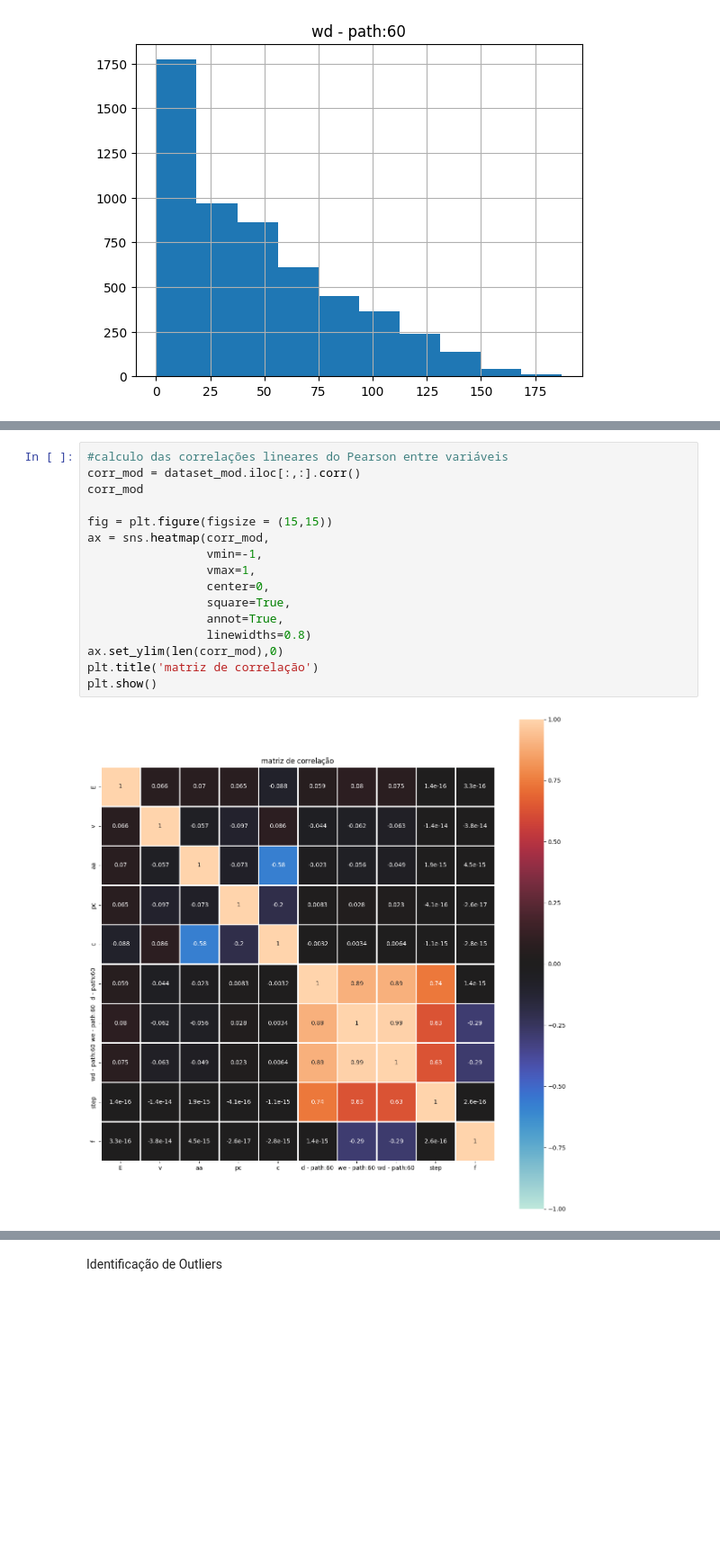
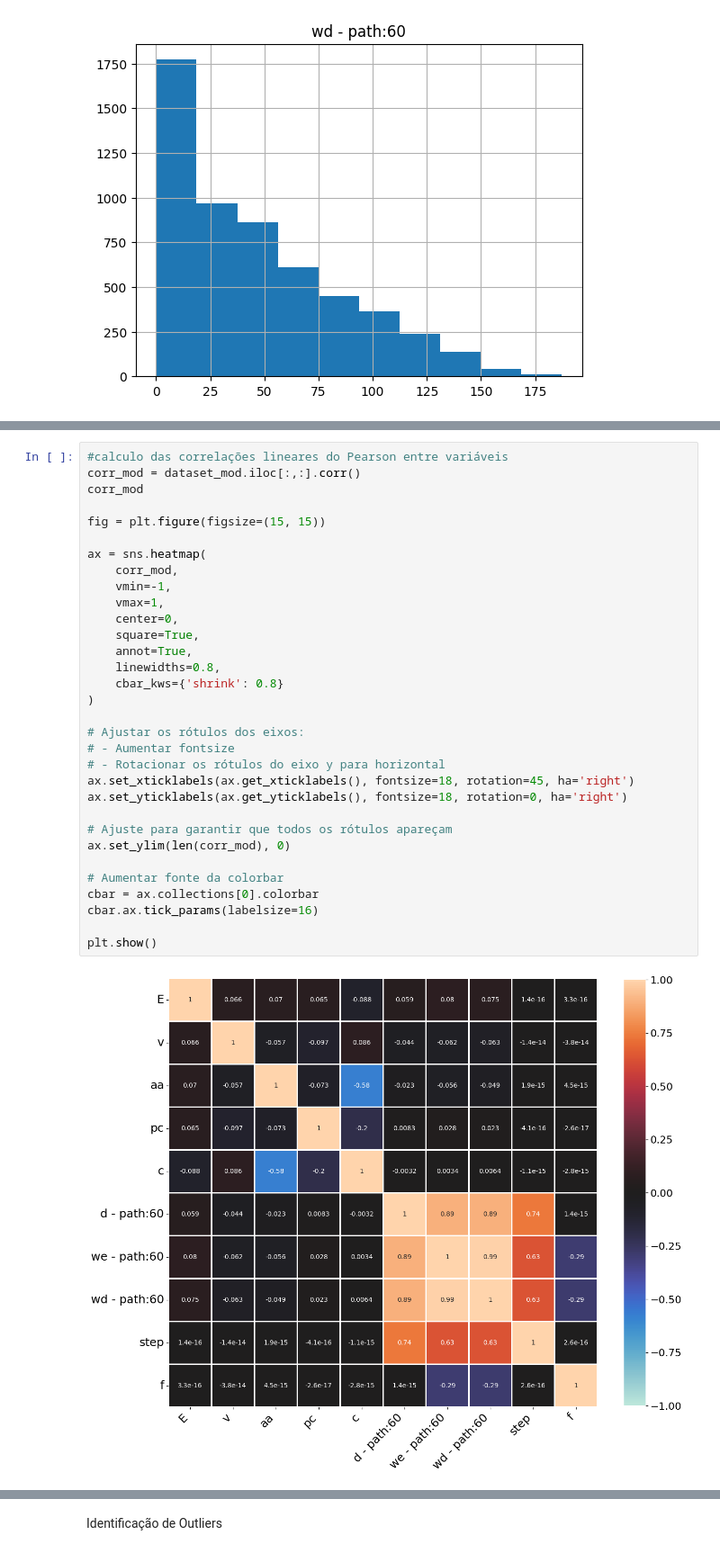
Before and after one commit to AmandaSchererdeBrito/EQM2118, a Jupyter notebook: Trabalho_Grupo_Amanda_Guilherme_Vitor.ipynb, the cells around one changed output, grey strips where cells are left out. Shown at 90% size. Cells and saved outputs as stored; diff of their text form; blank space fills up the shorter version.

```diff
--- a/Trabalho_Grupo_Amanda_Guilherme_Vitor.ipynb
+++ b/Trabalho_Grupo_Amanda_Guilherme_Vitor.ipynb
@@ -505,18 +416,34 @@ del dataset_mod ['ad']
 # %%
 #calculo das correlações lineares do Pearson entre variáveis
 corr_mod = dataset_mod.iloc[:,:].corr()
 corr_mod
 
-fig = plt.figure(figsize = (15,15))
-ax = sns.heatmap(corr_mod,
-                 vmin=-1,
-                 vmax=1,
-                 center=0,
-                 square=True,
-                 annot=True,
-                 linewidths=0.8)
-ax.set_ylim(len(corr_mod),0)
-plt.title('matriz de correlação')
+fig = plt.figure(figsize=(15, 15))
+
+ax = sns.heatmap(
+    corr_mod,
+    vmin=-1,
+    vmax=1,
+    center=0,
+    square=True,
+    annot=True,
+    linewidths=0.8,
+    cbar_kws={'shrink': 0.8}
+)
+
+# Ajustar os rótulos dos eixos:
+# - Aumentar fontsize
+# - Rotacionar os rótulos do eixo y para horizontal
+ax.set_xticklabels(ax.get_xticklabels(), fontsize=18, rotation=45, ha='right')
+ax.set_yticklabels(ax.get_yticklabels(), fontsize=18, rotation=0, ha='right')
+
+# Ajuste para garantir que todos os rótulos apareçam
+ax.set_ylim(len(corr_mod), 0)
+
+# Aumentar fonte da colorbar
+cbar = ax.collections[0].colorbar
+cbar.ax.tick_params(labelsize=16)
+
 plt.show()
 # %% [output]
-[figure, old version]
+[figure, new version]
```
Also changed, not shown: parts of 160 cells of this notebook.
